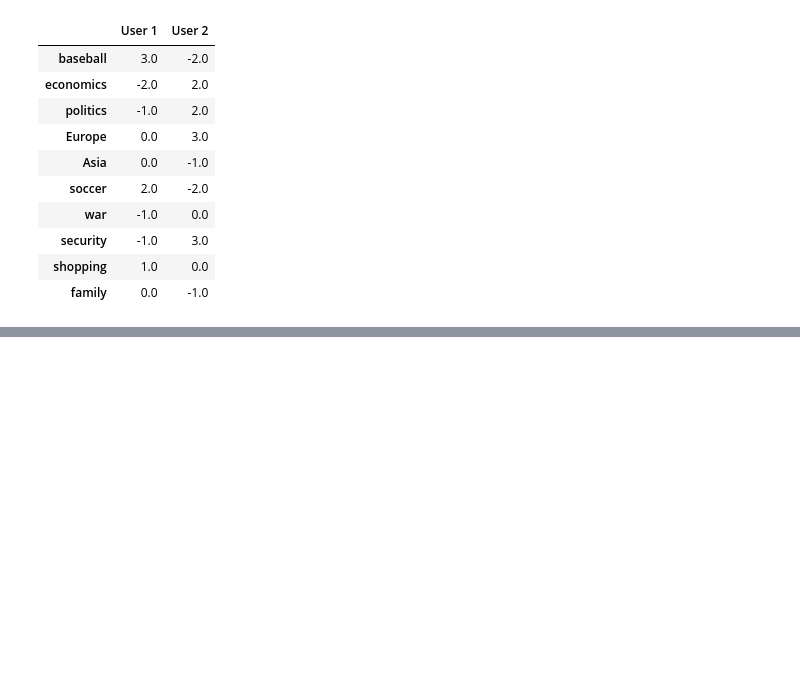
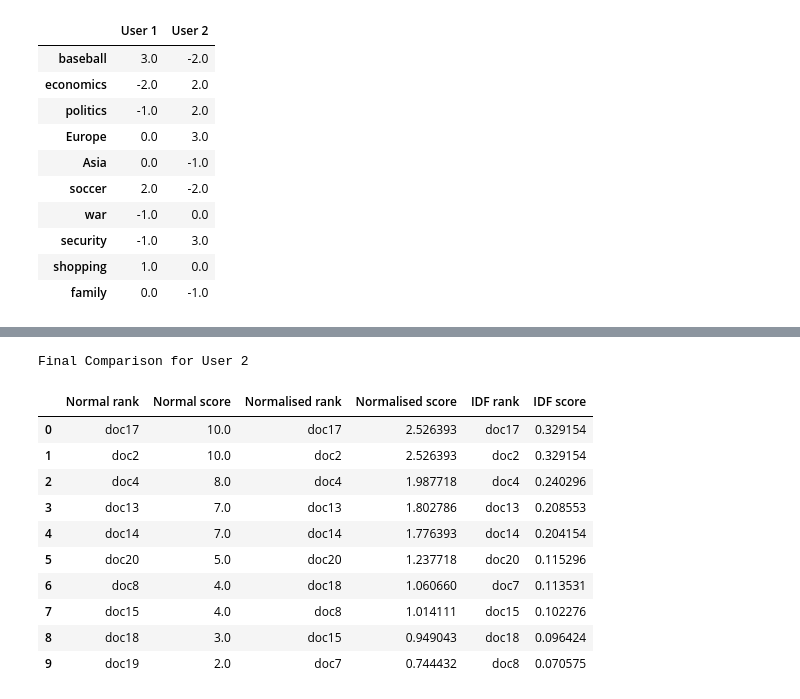
Before and after one commit to caiomiyashiro/RecommenderSystemsNotebooks, a Jupyter notebook: Month 1 Part III - Content Based Recommendation.ipynb, the cells around one changed output, grey strips where cells are left out. Saved outputs shown, nothing was run; the diff lists cells and outputs as text; code cells hidden in the pictures; blank space fills up the shorter version.

```diff
--- a/Month 1 Part III - Content Based Recommendation.ipynb
+++ b/Month 1 Part III - Content Based Recommendation.ipynb
@@ -85,0 +351,25 @@ userTastes
+# %%
+print('Final Comparison for User 2')
+m1 = docScores.sort_values('User 2', ascending=False)['User 2'].head(10)
+m2 = norm_docScores.sort_values('User 2', ascending=False)['User 2'].head(10)
+m3 = finalScores.sort_values('User 2', ascending=False)['User 2'].head(10)
+finalDFUser1 = pd.DataFrame({'Normal rank':m1.index, 'Normal score':m1.values,
+                            'Normalised rank':m2.index, 'Normalised score':m2.values,
+                            'IDF rank':m3.index, 'IDF score':m3.values})
+finalDFUser1 = finalDFUser1[['Normal rank','Normal score',
+                            'Normalised rank', 'Normalised score',
+                            'IDF rank', 'IDF score']]
+finalDFUser1
+# %% [output]
+Final Comparison for User 2
+|  | Normal rank | Normal score | Normalised rank | Normalised score | IDF rank | IDF score |
+| 0 | doc17 | 10.0 | doc17 | 2.526393 | doc17 | 0.329154 |
+| 1 | doc2 | 10.0 | doc2 | 2.526393 | doc2 | 0.329154 |
+| 2 | doc4 | 8.0 | doc4 | 1.987718 | doc4 | 0.240296 |
+| 3 | doc13 | 7.0 | doc13 | 1.802786 | doc13 | 0.208553 |
+| 4 | doc14 | 7.0 | doc14 | 1.776393 | doc14 | 0.204154 |
+| 5 | doc20 | 5.0 | doc20 | 1.237718 | doc20 | 0.115296 |
+| 6 | doc8 | 4.0 | doc18 | 1.060660 | doc7 | 0.113531 |
+| 7 | doc15 | 4.0 | doc8 | 1.014111 | doc15 | 0.102276 |
+| 8 | doc18 | 3.0 | doc15 | 0.949043 | doc18 | 0.096424 |
+| 9 | doc19 | 2.0 | doc7 | 0.744432 | doc8 | 0.070575 |
```
Also changed, not shown: parts of 31 cells of this notebook, 5 other files.
